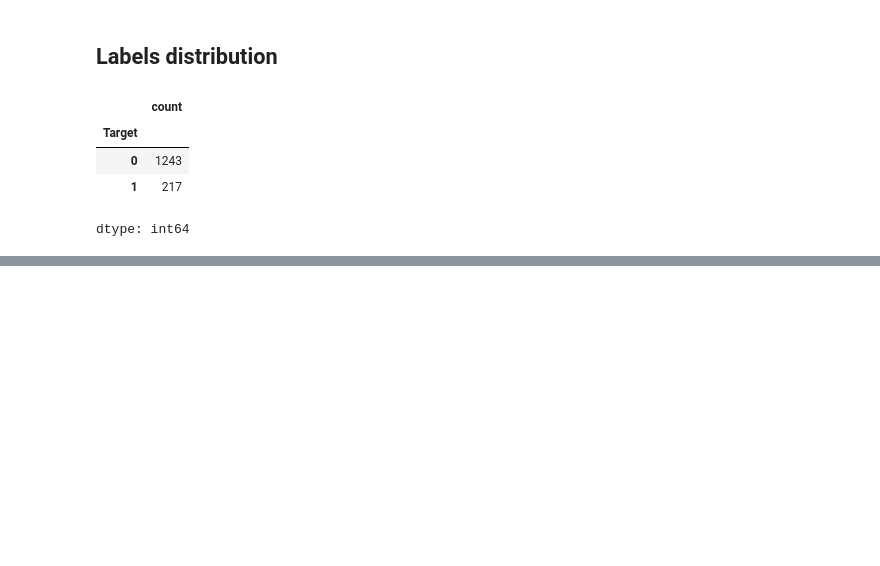
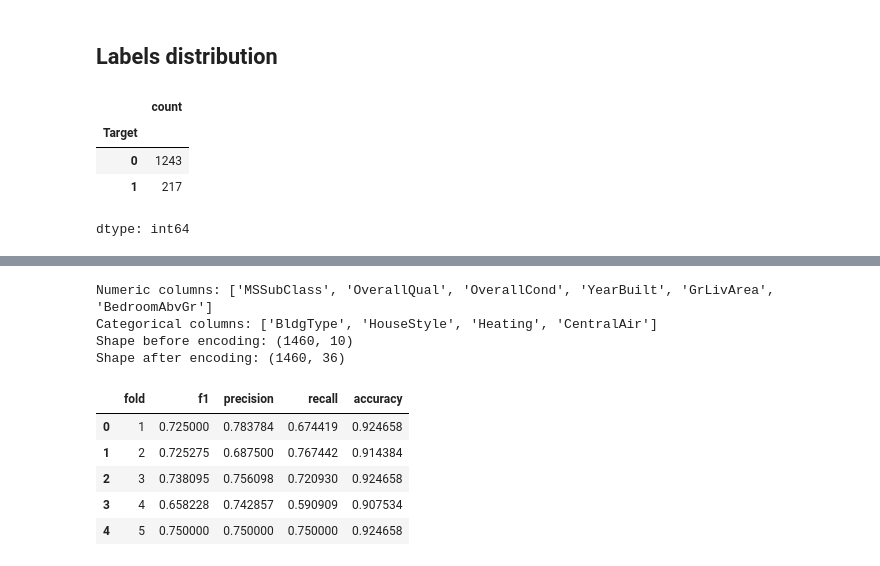
Before and after one commit to DastanJin/ZSU, a Jupyter notebook: fml_09.ipynb, the cells around one changed output, grey strips where cells are left out. Cells and saved outputs as stored; diff of their text form; code cells hidden in the pictures; blank space fills up the shorter version.

```diff
--- a/fml_09.ipynb
+++ b/fml_09.ipynb
@@ -181,0 +274,76 @@ Complete the following tasks:
+# %%
+# 3) Dokončení pre-processingu a rozdělení na X a y
+
+# Oddělíme target
+y = df['Target']
+X = df.drop(columns=['Target'])
+
+# Rozdělení na numerické a kategoriální atributy
+numeric_cols = X.select_dtypes(include=[np.number]).columns
+categorical_cols = X.select_dtypes(exclude=[np.number]).columns
+
+print("Numeric columns:", list(numeric_cols))
+print("Categorical columns:", list(categorical_cols))
+
+# MSSubClass je kód třídy → raději ho považovat za kategorii
+if 'MSSubClass' in numeric_cols:
+    X['MSSubClass'] = X['MSSubClass'].astype(str)
+    numeric_cols = X.select_dtypes(include=[np.number]).columns
+    categorical_cols = X.select_dtypes(exclude=[np.number]).columns
+
+# 1) Ošetření chybějících hodnot
+# numerické → medián
+X[numeric_cols] = X[numeric_cols].fillna(X[numeric_cols].median())
+
+# kategoriální → speciální kategorie "Missing"
+X[categorical_cols] = X[categorical_cols].fillna('Missing')
+
+# 2) One-hot kódování kategoriálních proměnných
+X_encoded = pd.get_dummies(X, columns=categorical_cols, drop_first=True)
+
+print("Shape before encoding:", X.shape)
+print("Shape after encoding:", X_encoded.shape)
+
+X = X_encoded
+# %% [output]
+Numeric columns: ['MSSubClass', 'OverallQual', 'OverallCond', 'YearBuilt', 'GrLivArea', 'BedroomAbvGr']
+Categorical columns: ['BldgType', 'HouseStyle', 'Heating', 'CentralAir']
+Shape before encoding: (1460, 10)
+Shape after encoding: (1460, 36)
+# %%
+# 4) Decision Tree – základní model s 5-fold stratified cross-validation
+
+skf = StratifiedKFold(n_splits=5, shuffle=True, random_state=13)
+
+dt_default = DecisionTreeClassifier(random_state=13)
+
+dt_metrics = {
+    "fold": [],
+    "f1": [],
+    "precision": [],
+    "recall": [],
+    "accuracy": []
+}
+
+for fold_idx, (train_idx, test_idx) in enumerate(skf.split(X, y), start=1):
+    X_train, X_test = X.iloc[train_idx, :], X.iloc[test_idx, :]
+    y_train, y_test = y.iloc[train_idx], y.iloc[test_idx]
+
+    dt_default.fit(X_train, y_train)
+    y_pred = dt_default.predict(X_test)
+
+    dt_metrics["fold"].append(fold_idx)
+    dt_metrics["f1"].append(f1_score(y_test, y_pred))
+    dt_metrics["precision"].append(precision_score(y_test, y_pred, zero_division=0))
+    dt_metrics["recall"].append(recall_score(y_test, y_pred, zero_division=0))
+    dt_metrics["accuracy"].append(accuracy_score(y_test, y_pred))
+
+dt_results = pd.DataFrame(dt_metrics)
+dt_results
+# %% [output]
+|  | fold | f1 | precision | recall | accuracy |
+| 0 | 1 | 0.725000 | 0.783784 | 0.674419 | 0.924658 |
+| 1 | 2 | 0.725275 | 0.687500 | 0.767442 | 0.914384 |
+| 2 | 3 | 0.738095 | 0.756098 | 0.720930 | 0.924658 |
+| 3 | 4 | 0.658228 | 0.742857 | 0.590909 | 0.907534 |
+| 4 | 5 | 0.750000 | 0.750000 | 0.750000 | 0.924658 |
```
Also changed, not shown: parts of 11 cells of this notebook.
